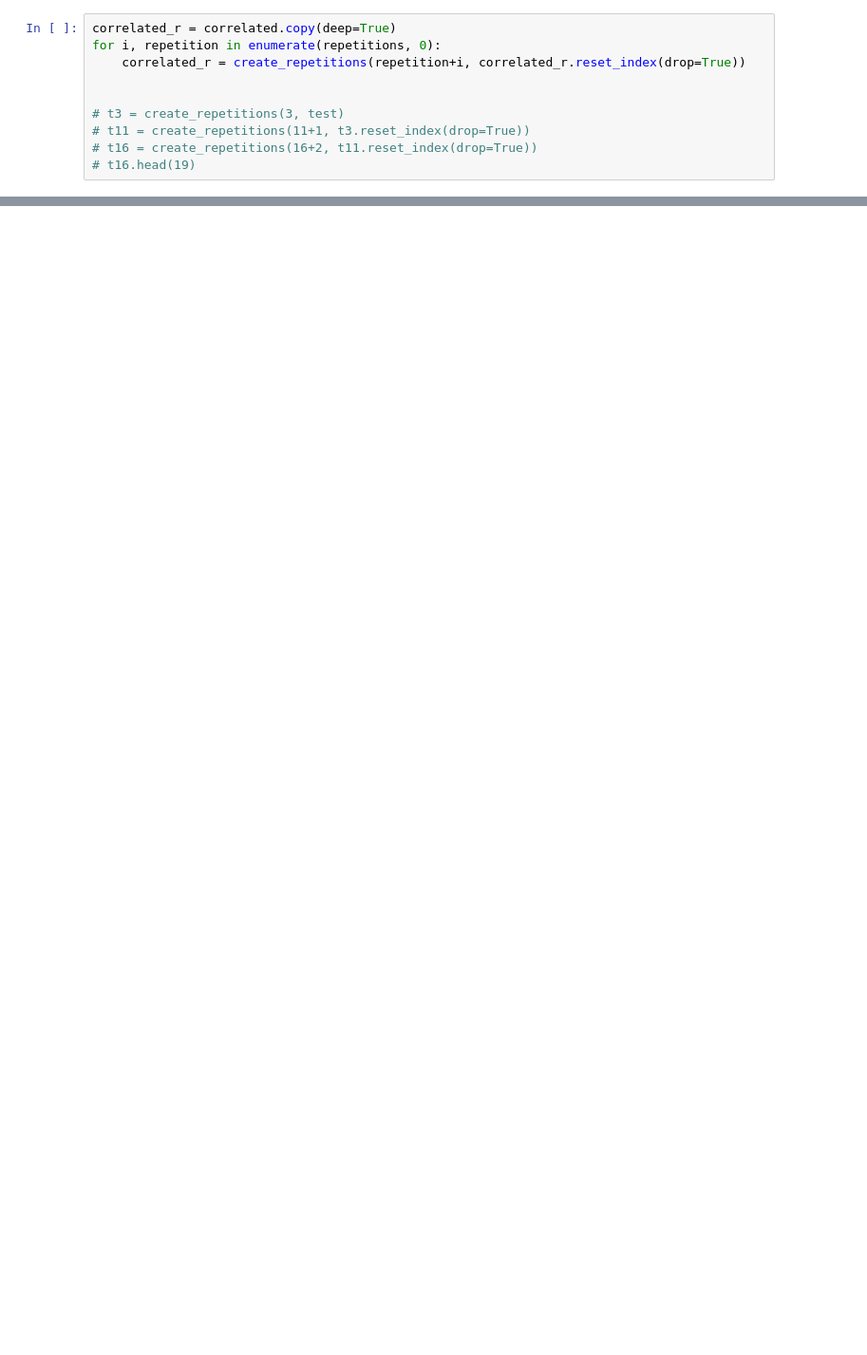
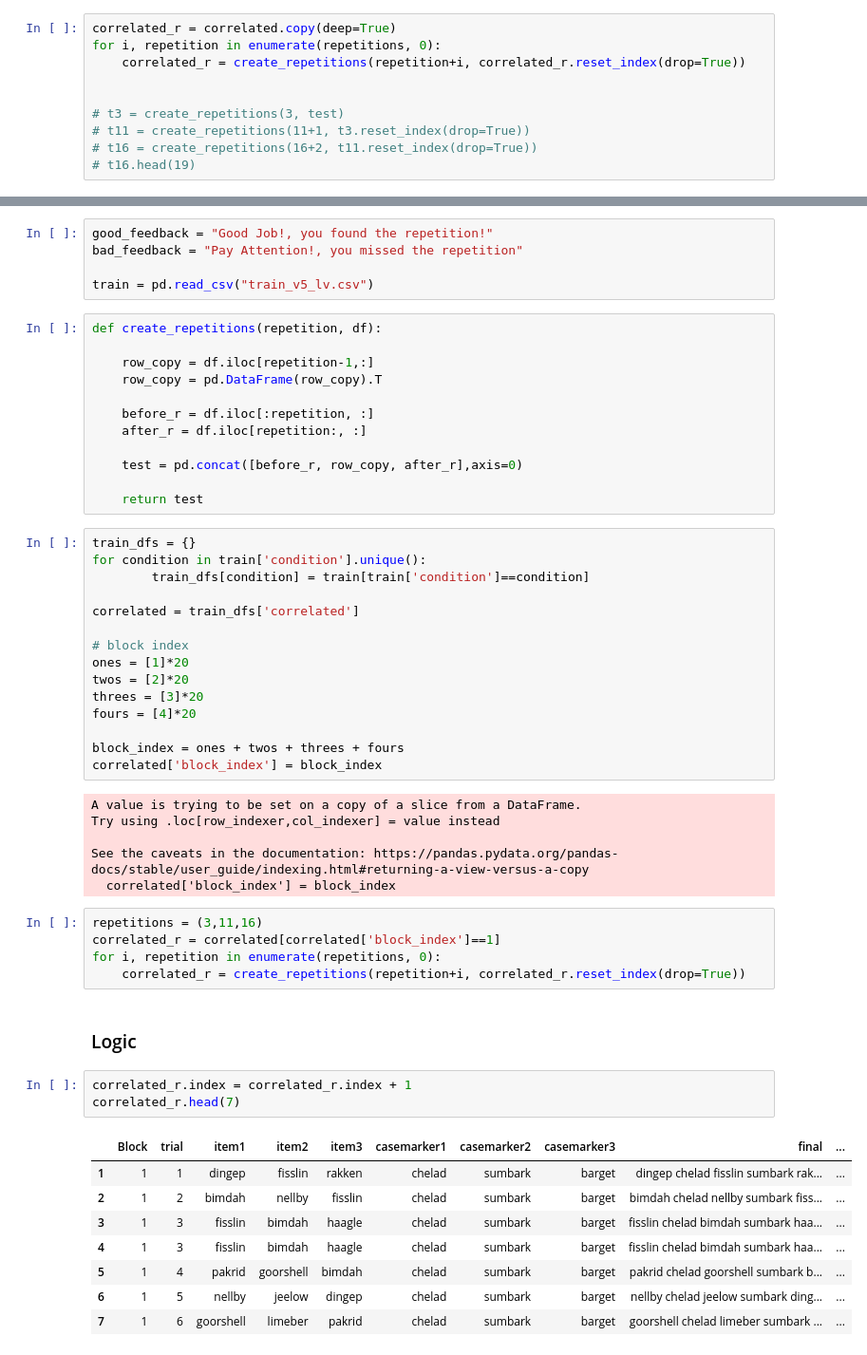
Before and after one commit to lucilevleugels/Adult_Artificial_Lang_Study, a Jupyter notebook: Data/repetition.ipynb, the cells around one changed output, grey strips where cells are left out. Shown at 95% size. Drawn from its saved outputs; the diff is of its cells as text; blank space fills up the shorter version.

Commit message:
added feedback & fixed images

```diff
--- a/Data/repetition.ipynb
+++ b/Data/repetition.ipynb
@@ -285,0 +288,57 @@ correlated_r.head(19)
+# %%
+good_feedback = "Good Job!, you found the repetition!"
+bad_feedback = "Pay Attention!, you missed the repetition"
+
+train = pd.read_csv("train_v5_lv.csv")
+# %%
+def create_repetitions(repetition, df):
+
+    row_copy = df.iloc[repetition-1,:]
+    row_copy = pd.DataFrame(row_copy).T
+
+    before_r = df.iloc[:repetition, :]
+    after_r = df.iloc[repetition:, :]
+
+    test = pd.concat([before_r, row_copy, after_r],axis=0)
+
+    return test
+# %%
+train_dfs = {}
+for condition in train['condition'].unique():
+        train_dfs[condition] = train[train['condition']==condition]
+
+correlated = train_dfs['correlated']
+
+# block index
+ones = [1]*20
+twos = [2]*20
+threes = [3]*20
+fours = [4]*20
+
+block_index = ones + twos + threes + fours
+correlated['block_index'] = block_index
+# %% [output]
+A value is trying to be set on a copy of a slice from a DataFrame.
+Try using .loc[row_indexer,col_indexer] = value instead
+
+See the caveats in the documentation: https://pandas.pydata.org/pandas-docs/stable/user_guide/indexing.html#returning-a-view-versus-a-copy
+  correlated['block_index'] = block_index
+# %%
+repetitions = (3,11,16)
+correlated_r = correlated[correlated['block_index']==1]
+for i, repetition in enumerate(repetitions, 0):
+    correlated_r = create_repetitions(repetition+i, correlated_r.reset_index(drop=True))
+# %% [markdown]
+### Logic
+# %%
+correlated_r.index = correlated_r.index + 1
+correlated_r.head(7)
+# %% [output]
+|  | Block | trial | item1 | item2 | item3 | casemarker1 | casemarker2 | casemarker3 | final | ... |
+| 1 | 1 | 1 | dingep | fisslin | rakken | chelad | sumbark | barget | dingep chelad fisslin sumbark rak... | ... |
+| 2 | 1 | 2 | bimdah | nellby | fisslin | chelad | sumbark | barget | bimdah chelad nellby sumbark fiss... | ... |
+| 3 | 1 | 3 | fisslin | bimdah | haagle | chelad | sumbark | barget | fisslin chelad bimdah sumbark haa... | ... |
+| 4 | 1 | 3 | fisslin | bimdah | haagle | chelad | sumbark | barget | fisslin chelad bimdah sumbark haa... | ... |
+| 5 | 1 | 4 | pakrid | goorshell | bimdah | chelad | sumbark | barget | pakrid chelad goorshell sumbark b... | ... |
+| 6 | 1 | 5 | nellby | jeelow | dingep | chelad | sumbark | barget | nellby chelad jeelow sumbark ding... | ... |
+| 7 | 1 | 6 | goorshell | limeber | pakrid | chelad | sumbark | barget | goorshell chelad limeber sumbark ... | ... |
```
Also changed, not shown: parts of 2 cells of this notebook, 12 other files.
